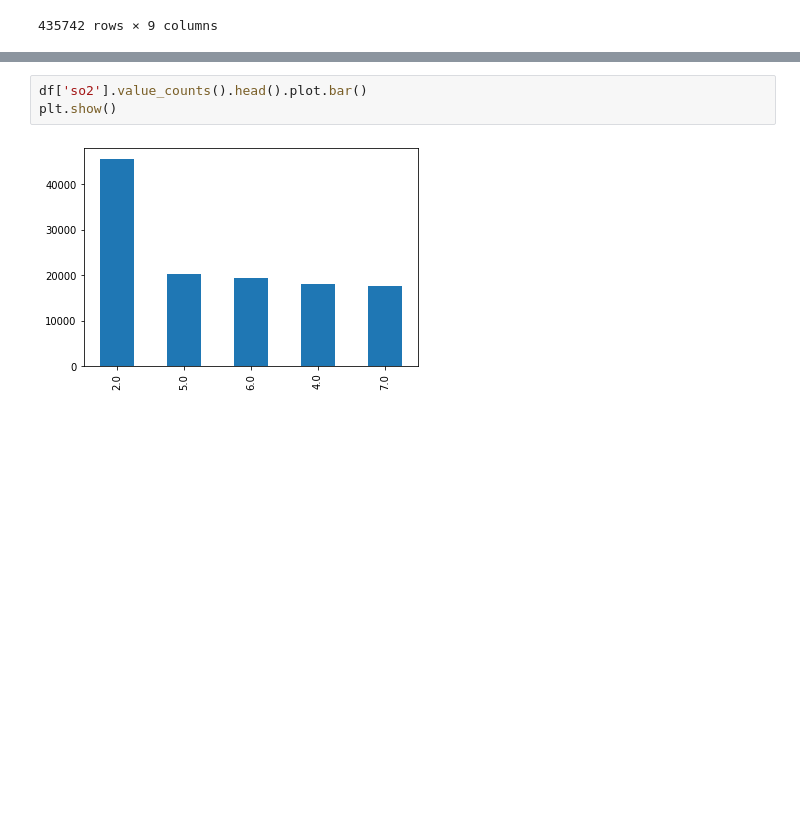
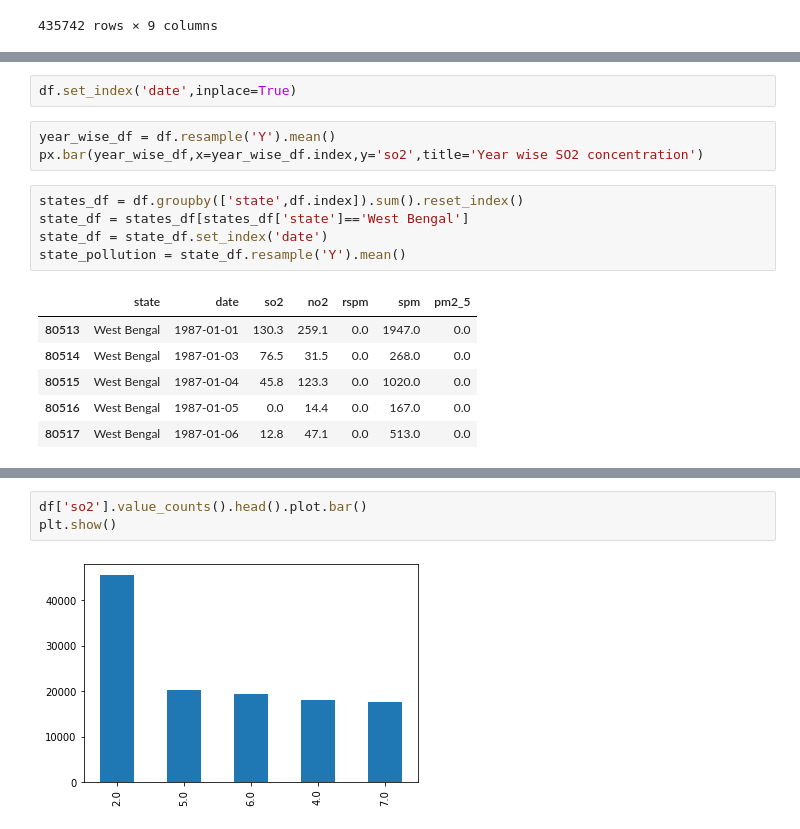
Before and after one commit to Palak1105/python, a Jupyter notebook: practice.ipynb, the cells around one changed output, grey strips where cells are left out. Cells and saved outputs as stored; diff of their text form; blank space fills up the shorter version.

```diff
--- a/practice.ipynb
+++ b/practice.ipynb
@@ -173,0 +73,17 @@ df
+# %%
+df.set_index('date',inplace=True)
+# %%
+year_wise_df = df.resample('Y').mean()
+px.bar(year_wise_df,x=year_wise_df.index,y='so2',title='Year wise SO2 concentration')
+# %%
+states_df = df.groupby(['state',df.index]).sum().reset_index()
+state_df = states_df[states_df['state']=='West Bengal']
+state_df = state_df.set_index('date')
+state_pollution = state_df.resample('Y').mean()
+# %% [output]
+|  | state | date | so2 | no2 | rspm | spm | pm2_5 |
+| 80513 | West Bengal | 1987-01-01 | 130.3 | 259.1 | 0.0 | 1947.0 | 0.0 |
+| 80514 | West Bengal | 1987-01-03 | 76.5 | 31.5 | 0.0 | 268.0 | 0.0 |
+| 80515 | West Bengal | 1987-01-04 | 45.8 | 123.3 | 0.0 | 1020.0 | 0.0 |
+| 80516 | West Bengal | 1987-01-05 | 0.0 | 14.4 | 0.0 | 167.0 | 0.0 |
+| 80517 | West Bengal | 1987-01-06 | 12.8 | 47.1 | 0.0 | 513.0 | 0.0 |
```
Also changed, not shown: parts of 18 cells of this notebook, 2 other files.
